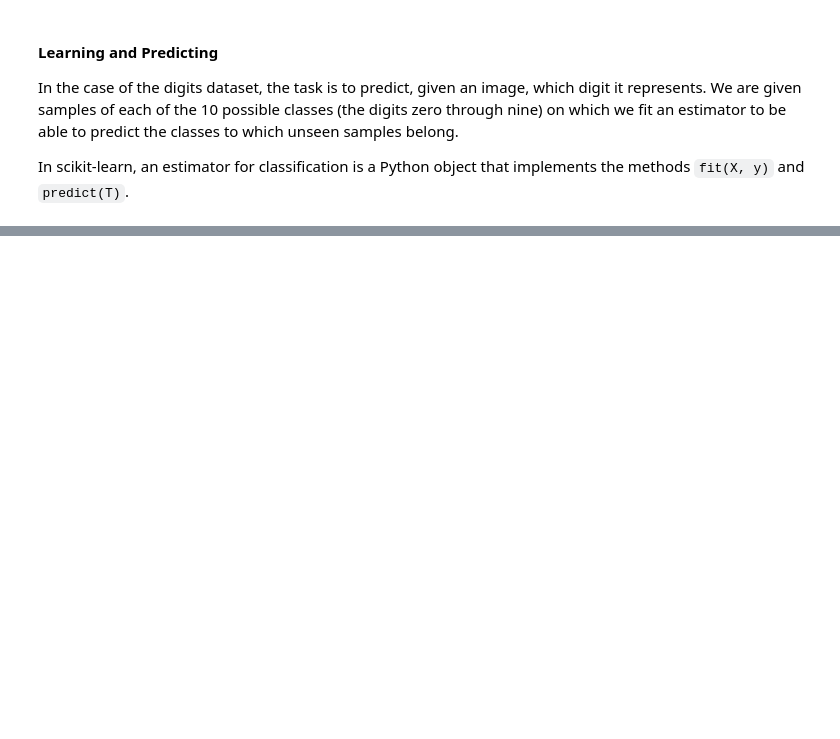
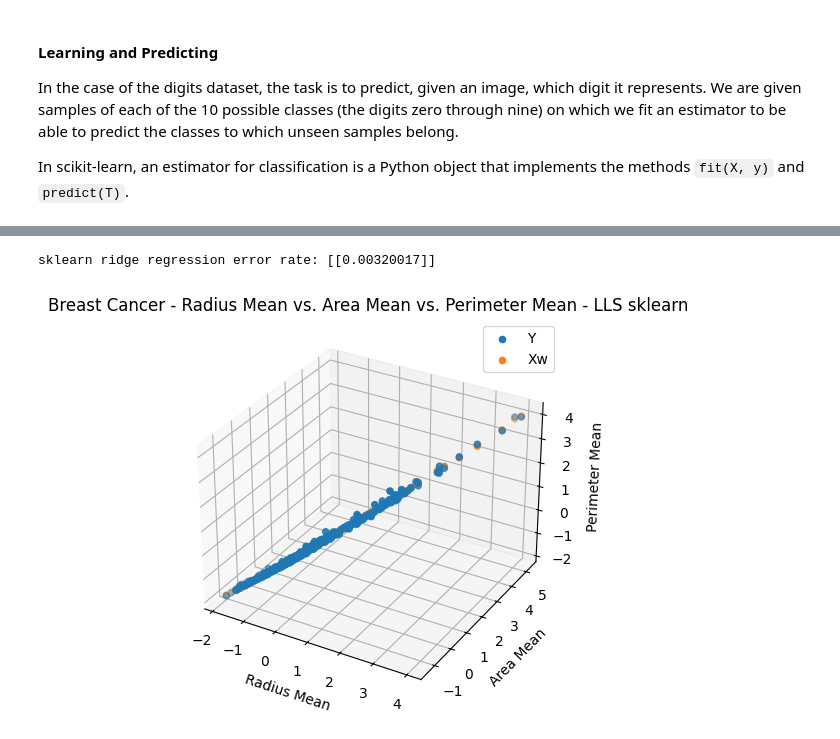
Before and after one commit to Itai-b/046211-Deep-Learning, a Jupyter notebook: ece046211_hw0_machine_learning_recap_students/ece046211_hw0_machine_learning_recap_students.ipynb, the cells around one changed output, grey strips where cells are left out. Cells and saved outputs as stored; diff of their text form; code cells hidden in the pictures; blank space fills up the shorter version.

```diff
--- a/ece046211_hw0_machine_learning_recap_students/ece046211_hw0_machine_learning_recap_students.ipynb
+++ b/ece046211_hw0_machine_learning_recap_students/ece046211_hw0_machine_learning_recap_students.ipynb
@@ -1007,0 +1172,14 @@ Your Code Here
+# %%
+# Train a Ridge regression model using sklearn (on the same split).
+sklearn_ridge = Ridge(alpha=0.1)
+sklearn_ridge.fit(train_x_scaled, train_y_scaled)
+
+lls_sol = sklearn_ridge.predict(train_x_scaled)
+plot_3d_lls(train_x_scaled[:,0], train_x_scaled[:, 1], train_y_scaled, lls_sol,
+            "Breast Cancer - Radius Mean vs. Area Mean vs. Perimeter Mean - LLS sklearn")
+
+sklearn_test_error = (sklearn_ridge.predict(test_x_scaled) - test_y_scaled).T @ (sklearn_ridge.predict(test_x_scaled) - test_y_scaled) / len(test_y_scaled)
+print(f'sklearn ridge regression error rate: {sklearn_test_error}')
+# %% [output]
+sklearn ridge regression error rate: [[0.00320017]]
+[figure, added]
```
Also changed, not shown: parts of 32 cells of this notebook.
